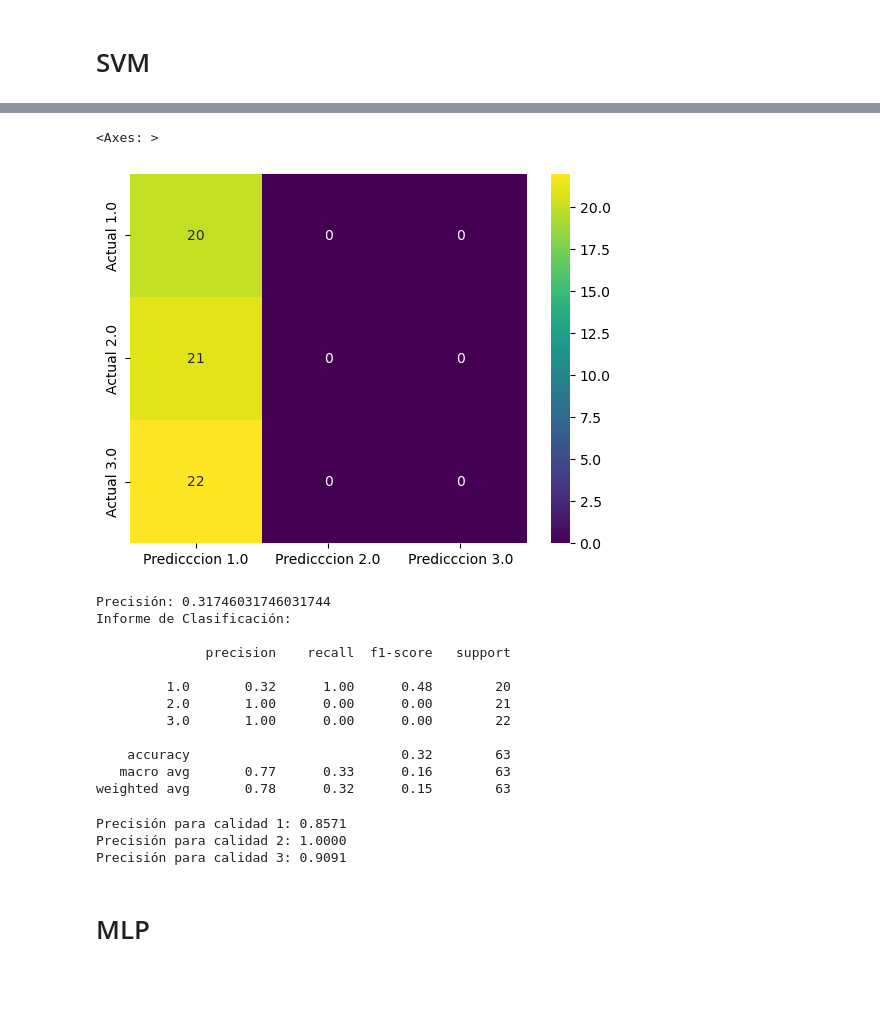
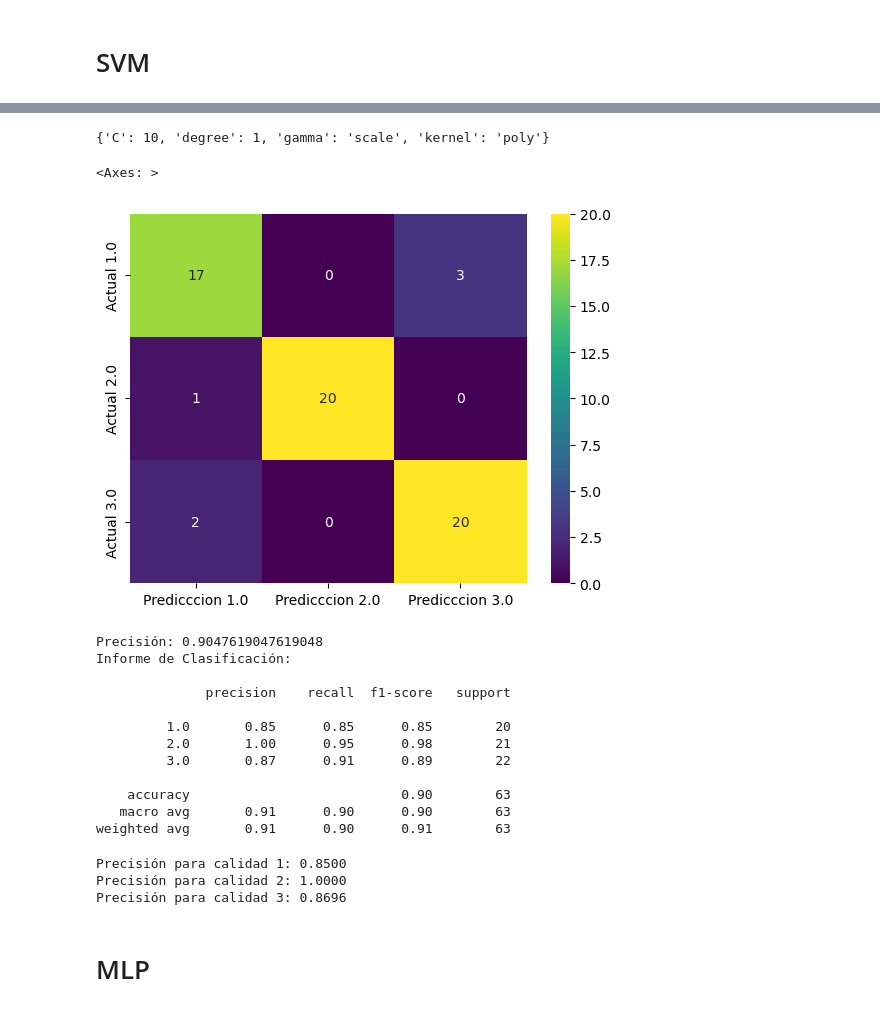
Before and after one commit to Eriik12/PROYECTO, a Jupyter notebook: TRIGO/Untitled.ipynb, the cells around one changed output, grey strips where cells are left out. Drawn from its saved outputs; the diff is of its cells as text; code cells hidden in the pictures; blank space fills up the shorter version.

Commit message:
mejor modelo general

```diff
--- a/TRIGO/Untitled.ipynb
+++ b/TRIGO/Untitled.ipynb
@@ -287,3 +417,27 @@ from sklearn.svm import SVC
 svm_classifier = SVC(kernel='linear', C=0.01)
 svm_classifier.fit(X_train, y_train)
 y_pred4 = svm_classifier.predict(X_val)
+# %%
+param_grid = {
+    'C': [0.001, 0.01,0.1, 1, 10],  # Parámetro de regularización
+    'kernel': ['linear', 'poly', 'rbf', 'sigmoid'],  # Tipo de kernel
+    'gamma': ['scale', 'auto', 0.1, 1],
+    'degree': [0.001,0.01,0.1,1,10]
+}
+
+# Create the grid search object
+grid_search = GridSearchCV(estimator=SVC(),
+                           param_grid=param_grid,
+                           cv=5,
+                           scoring='accuracy')
+
+# Fit the grid search to the training data
+grid_search.fit(X_train, y_train)
+
+# Get the best model
+
+best_model = grid_search.best_estimator_
+
+# Make predictions on the validation set using the best model
+y_pred_prueba4 = best_model.predict(X_val)
+best_params = grid_search.best_params_
@@ -290,29 +462,33 @@ y_pred4 = svm_classifier.predict(X_val)
+# %%
+best_params
+# %% [output]
+{'C': 10, 'degree': 1, 'gamma': 'scale', 'kernel': 'poly'}
 # %%
-plot(y_val,y_pred4)
+plot(y_val,y_pred_prueba4)
 # %% [output]
 <Axes: >
-[figure, old version]
+[figure, new version]
 # %%
-resultadosModelo(y_val, y_pred4)
+resultadosModelo(y_val, y_pred_prueba4)
 # %% [output]
-Precisión: 0.31746031746031744
+Precisión: 0.9047619047619048
 Informe de Clasificación:
 
               precision    recall  f1-score   support
 
-         1.0       0.32      1.00      0.48        20
-         2.0       1.00      0.00      0.00        21
-         3.0       1.00      0.00      0.00        22
+         1.0       0.85      0.85      0.85        20
+         2.0       1.00      0.95      0.98        21
+         3.0       0.87      0.91      0.89        22
 
-    accuracy                           0.32        63
-   macro avg       0.77      0.33      0.16        63
-weighted avg       0.78      0.32      0.15        63
+    accuracy                           0.90        63
+   macro avg       0.91      0.90      0.90        63
+weighted avg       0.91      0.90      0.91        63
 # %%
-pfq(y_val, y_pred, [1, 2, 3])
+pfq(y_val, y_pred_prueba4, [1, 2, 3])
 # %% [output]
-Precisión para calidad 1: 0.8571
+Precisión para calidad 1: 0.8500
 Precisión para calidad 2: 1.0000
-Precisión para calidad 3: 0.9091
+Precisión para calidad 3: 0.8696
 # %% [markdown]
 # MLP
 # %%
```
Also changed, not shown: parts of 19 cells of this notebook.
